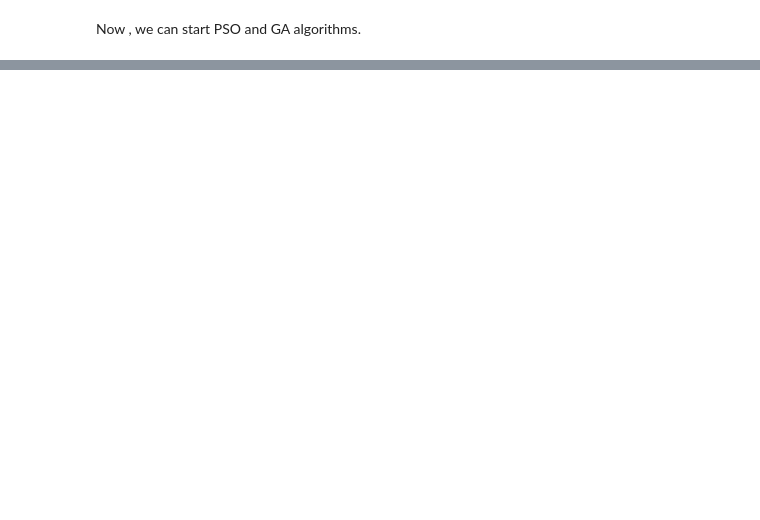
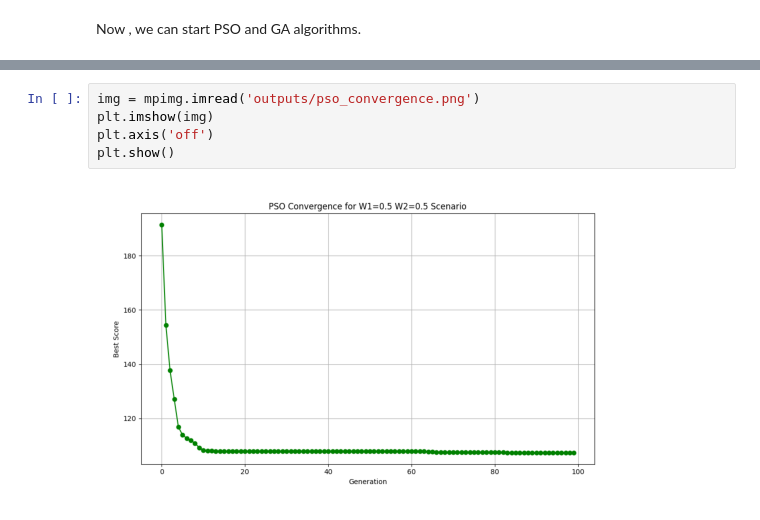
Before and after one commit to itu-itis24-doganne23/Optimization-Project, a Jupyter notebook: main.ipynb, the cells around one changed output, grey strips where cells are left out. Drawn from its saved outputs; the diff is of its cells as text; blank space fills up the shorter version.

```diff
--- a/main.ipynb
+++ b/main.ipynb
@@ -874,0 +1386,7 @@ if __name__ == "__main__":
+# %%
+img = mpimg.imread('outputs/pso_convergence.png')
+plt.imshow(img)
+plt.axis('off')
+plt.show()
+# %% [output]
+[figure, added]
```
Also changed, not shown: parts of 10 cells of this notebook, 1 other file.
